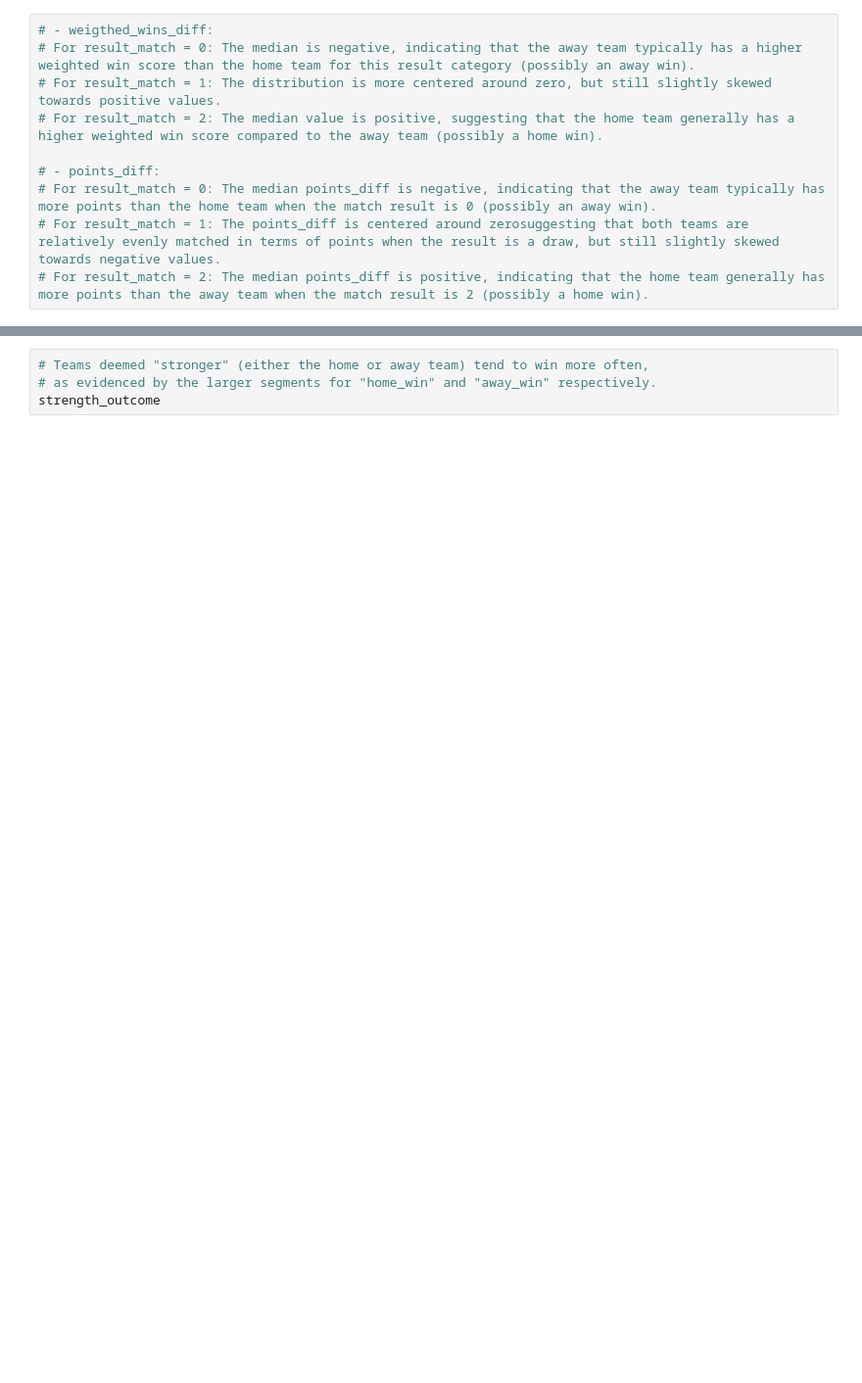
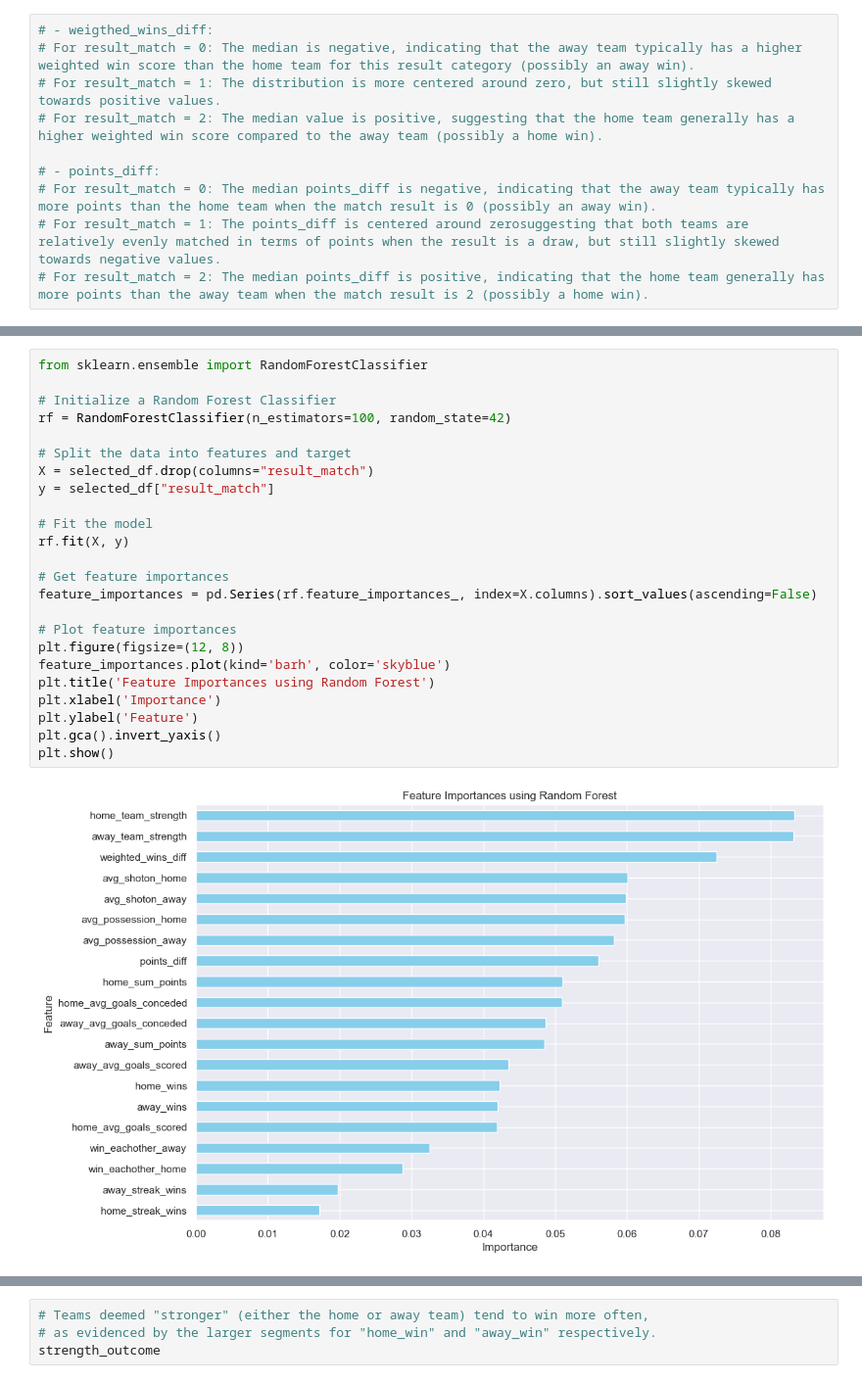
Before and after one commit to kamil0920/aws_football, a Jupyter notebook: pipelines/eda_data.ipynb, the cells around one changed output, grey strips where cells are left out. Shown at 98% size. Saved outputs shown, nothing was run; the diff lists cells and outputs as text; blank space fills up the shorter version.

```diff
--- a/pipelines/eda_data.ipynb
+++ b/pipelines/eda_data.ipynb
@@ -81,0 +200,26 @@ plt.show()
+# %%
+from sklearn.ensemble import RandomForestClassifier
+
+# Initialize a Random Forest Classifier
+rf = RandomForestClassifier(n_estimators=100, random_state=42)
+
+# Split the data into features and target
+X = selected_df.drop(columns="result_match")
+y = selected_df["result_match"]
+
+# Fit the model
+rf.fit(X, y)
+
+# Get feature importances
+feature_importances = pd.Series(rf.feature_importances_, index=X.columns).sort_values(ascending=False)
+
+# Plot feature importances
+plt.figure(figsize=(12, 8))
+feature_importances.plot(kind='barh', color='skyblue')
+plt.title('Feature Importances using Random Forest')
+plt.xlabel('Importance')
+plt.ylabel('Feature')
+plt.gca().invert_yaxis()
+plt.show()
+# %% [output]
+[figure, added]
```
Also changed, not shown: parts of 26 cells of this notebook.
